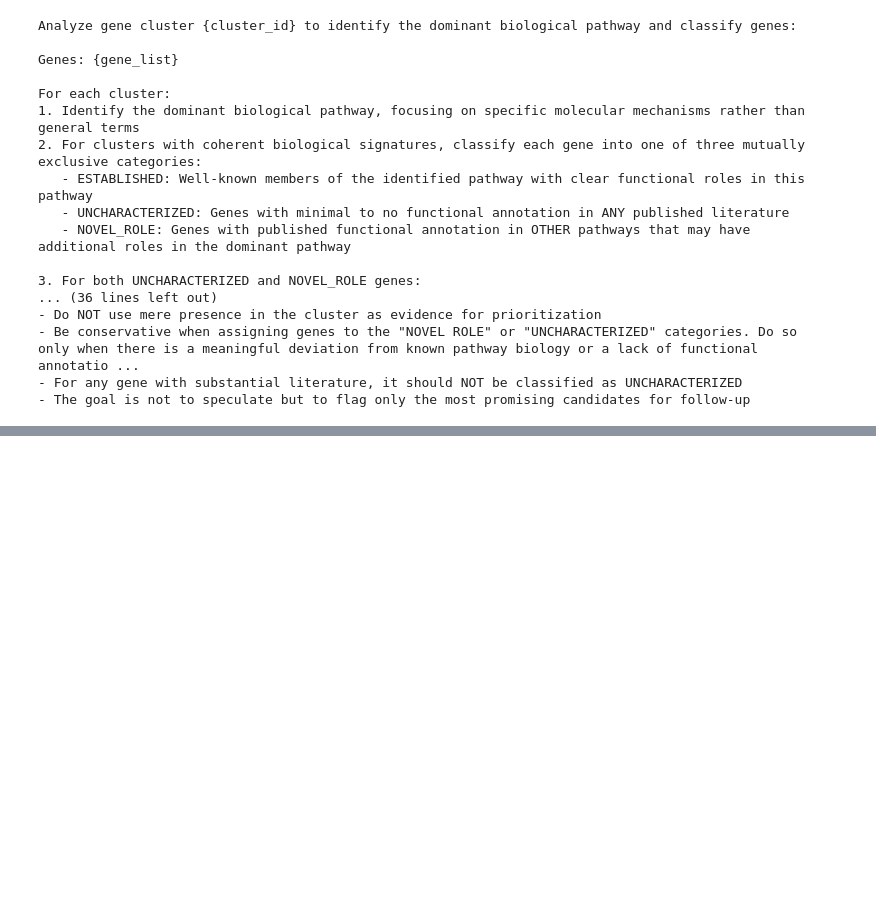
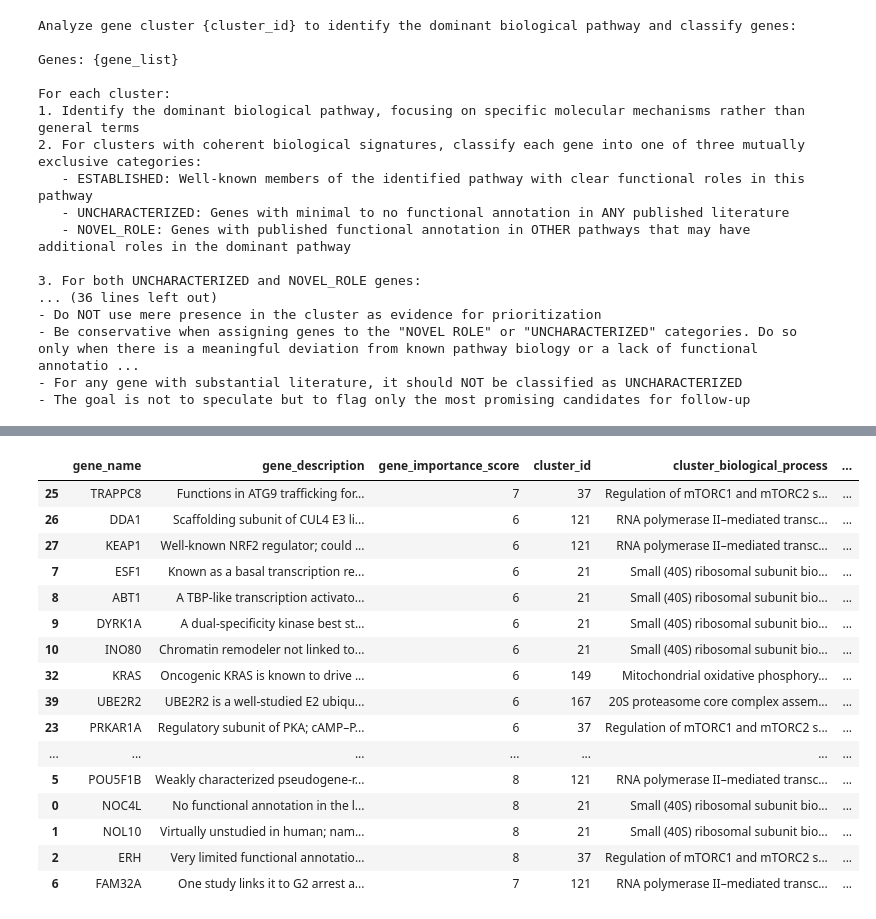
Before and after one commit to cheeseman-lab/mozzarellm, a Jupyter notebook: examples/example_notebook.ipynb, the cells around one changed output, grey strips where cells are left out. Drawn from its saved outputs; the diff is of its cells as text; code cells hidden in the pictures; blank space fills up the shorter version.

```diff
--- a/examples/example_notebook.ipynb
+++ b/examples/example_notebook.ipynb
@@ -102,14 +102,11 @@ RESULTS_DIR = os.path.join(project_root, "results", "example_data")
 # %%
-# Create results directory if it doesn't exist
-os.makedirs(RESULTS_DIR, exist_ok=True)
-
 # Run analysis with OpenAI GPT-4o
 openai_results = analyze_gene_clusters(
     # Input data options
     input_df=cluster_df,
     # Model and configuration
     model_name="o4-mini",
-    config_path=DEFAULT_OPENAI_REASONING_CONFIG,
+    config_dict=DEFAULT_OPENAI_REASONING_CONFIG,
     # Analysis context and prompts
     screen_context=ROBUST_SCREEN_CONTEXT,
     cluster_analysis_prompt=ROBUST_CLUSTER_PROMPT,
@@ -118,8 +115,7 @@ openai_results = analyze_gene_clusters(
     # Processing options
     batch_size=1,
     # Output options
-    output_file=f"{RESULTS_DIR}/gpt-4o",
-    save_outputs=True,
+    save_outputs=False,
     outputs_to_generate=["json", "clusters", "flagged_genes"],
 )
 # %% [output]
@@ -137,0 +154,20 @@ Added 33 gene feature descriptions to prompt
+# %%
+openai_results['gene_df']
+# %% [output]
+|  | gene_name | gene_description | gene_importance_score | cluster_id | cluster_biological_process | ... |
+| 25 | TRAPPC8 | Functions in ATG9 trafficking for... | 7 | 37 | Regulation of mTORC1 and mTORC2 s... | ... |
+| 26 | DDA1 | Scaffolding subunit of CUL4 E3 li... | 6 | 121 | RNA polymerase II–mediated transc... | ... |
+| 27 | KEAP1 | Well-known NRF2 regulator; could ... | 6 | 121 | RNA polymerase II–mediated transc... | ... |
+| 7 | ESF1 | Known as a basal transcription re... | 6 | 21 | Small (40S) ribosomal subunit bio... | ... |
+| 8 | ABT1 | A TBP-like transcription activato... | 6 | 21 | Small (40S) ribosomal subunit bio... | ... |
+| 9 | DYRK1A | A dual‐specificity kinase best st... | 6 | 21 | Small (40S) ribosomal subunit bio... | ... |
+| 10 | INO80 | Chromatin remodeler not linked to... | 6 | 21 | Small (40S) ribosomal subunit bio... | ... |
+| 32 | KRAS | Oncogenic KRAS is known to drive ... | 6 | 149 | Mitochondrial oxidative phosphory... | ... |
+| 39 | UBE2R2 | UBE2R2 is a well-studied E2 ubiqu... | 6 | 167 | 20S proteasome core complex assem... | ... |
+| 23 | PRKAR1A | Regulatory subunit of PKA; cAMP–P... | 6 | 37 | Regulation of mTORC1 and mTORC2 s... | ... |
+| ... | ... | ... | ... | ... | ... | ... |
+| 5 | POU5F1B | Weakly characterized pseudogene-r... | 8 | 121 | RNA polymerase II–mediated transc... | ... |
+| 0 | NOC4L | No functional annotation in the l... | 8 | 21 | Small (40S) ribosomal subunit bio... | ... |
+| 1 | NOL10 | Virtually unstudied in human; nam... | 8 | 21 | Small (40S) ribosomal subunit bio... | ... |
+| 2 | ERH | Very limited functional annotatio... | 8 | 37 | Regulation of mTORC1 and mTORC2 s... | ... |
+| 6 | FAM32A | One study links it to G2 arrest a... | 7 | 121 | RNA polymerase II–mediated transc... | ... |
```
Also changed, not shown: parts of 6 cells of this notebook, 5 other files.
